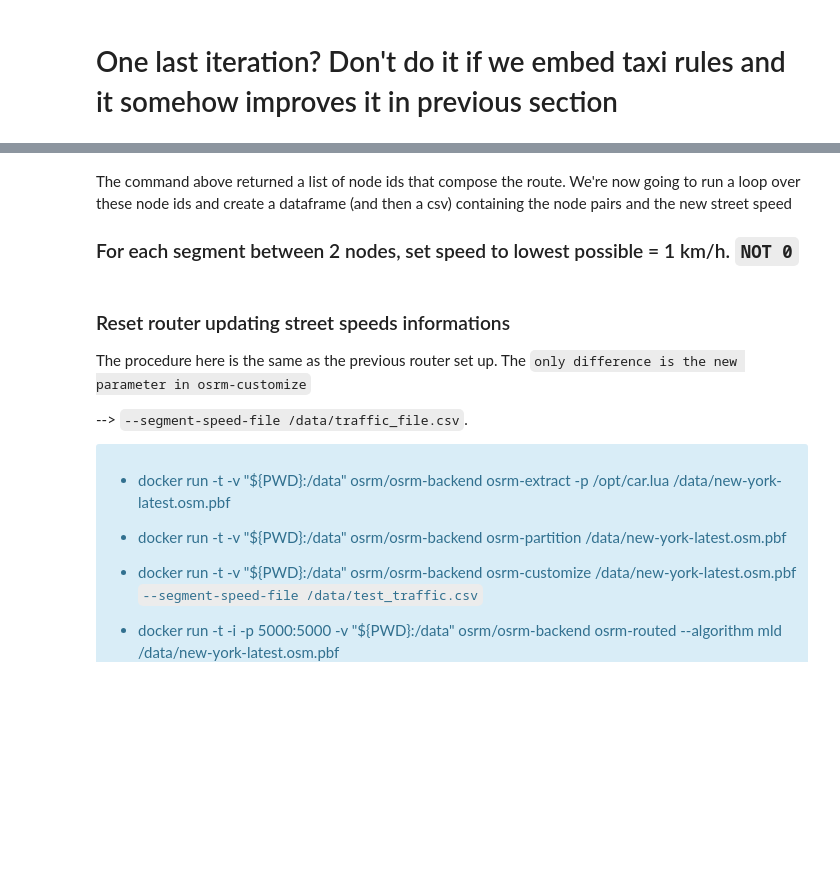
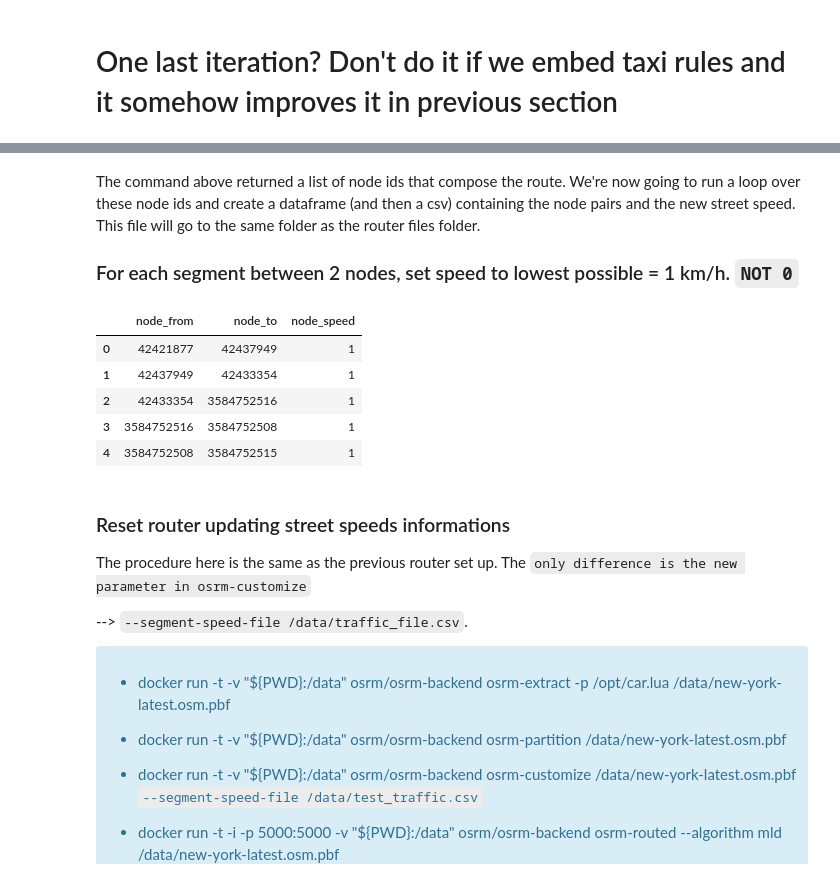
Before and after one commit to caiomiyashiro/geospatial_data_analysis, a Jupyter notebook: AMLD-2020/AMLD_2020.ipynb, the cells around one changed output, grey strips where cells are left out. Drawn from its saved outputs; the diff is of its cells as text; code cells hidden in the pictures; blank space fills up the shorter version.

```diff
--- a/AMLD-2020/AMLD_2020.ipynb
+++ b/AMLD-2020/AMLD_2020.ipynb
@@ -852,23 +971,32 @@ plot_linestring(t)
 # %% [output]
 [interactive output not drawn]
 # %% [markdown]
-The command above returned a list of node ids that compose the route. We're now going to run a loop over these node ids and create a dataframe (and then a csv) containing the node pairs and the new street speed
+The command above returned a list of node ids that compose the route. We're now going to run a loop over these node ids and create a dataframe (and then a csv) containing the node pairs and the new street speed. This file will go to the same folder as the router files folder.
 
 ### For each segment between 2 nodes, set speed to lowest possible = 1 km/h. `NOT 0`
 # %%
 node_from = []
 node_to = []
 node_speed = []
 i = 1
 while i < len(node_ids):
     node_from.append(node_ids[i-1])
     node_to.append(node_ids[i])
     node_speed.append(1)
     i += 1
 blocked = pd.DataFrame({'node_from': node_from, 'node_to': node_to, 'node_speed': node_speed})
 
 # Save file with segment speeds with no columns headers nor row indexes
-blocked.to_csv('router/test_traffic.csv', header=False, index=False)
+# blocked.to_csv('router/test_traffic.csv', header=False, index=False)
+
+blocked.head()
+# %% [output]
+|  | node_from | node_to | node_speed |
+| 0 | 42421877 | 42437949 | 1 |
+| 1 | 42437949 | 42433354 | 1 |
+| 2 | 42433354 | 3584752516 | 1 |
+| 3 | 3584752516 | 3584752508 | 1 |
+| 4 | 3584752508 | 3584752515 | 1 |
 # %% [markdown]
 ### Reset router updating street speeds informations
 
```
Also changed, not shown: parts of 24 cells of this notebook, 3 other files.
